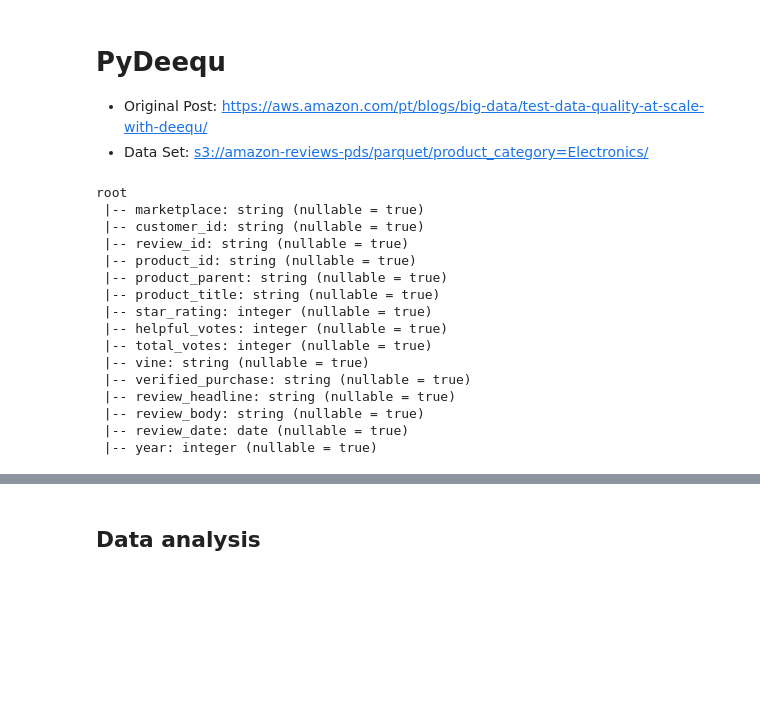
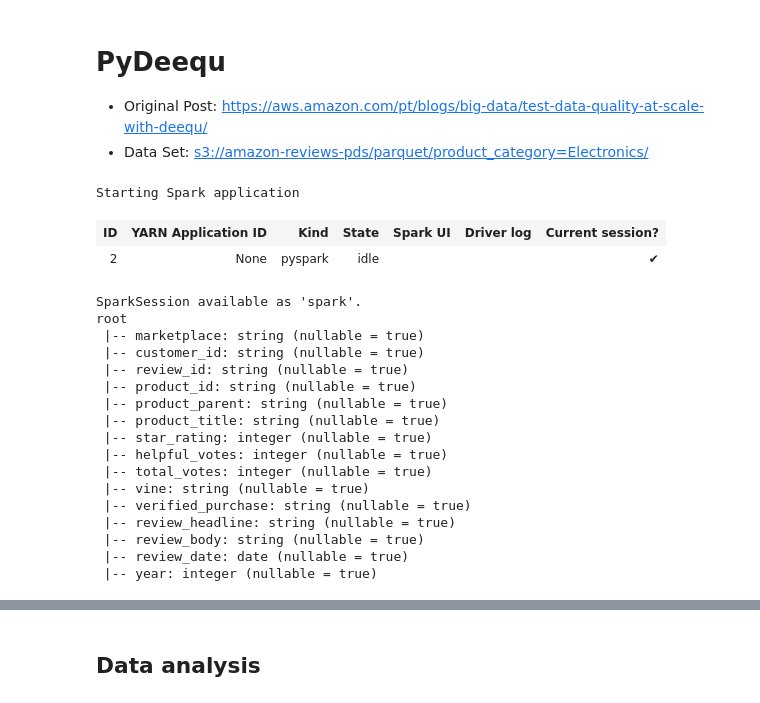
Before and after one commit to Didone/spark-glue, a Jupyter notebook: notebooks/pydeequ.ipynb, the cells around one changed output, grey strips where cells are left out. Cells and saved outputs as stored; diff of their text form; code cells hidden in the pictures; blank space fills up the shorter version.

```diff
--- a/notebooks/pydeequ.ipynb
+++ b/notebooks/pydeequ.ipynb
@@ -6,26 +6,31 @@
 # %%
 import pandas as pd
 import json
 
+pd.set_option('display.max_columns', None)
 df = spark.read.parquet("s3://amazon-reviews-pds/parquet/product_category=Electronics/")
 df.printSchema()
 # %% [output]
-root
- |-- marketplace: string (nullable = true)
- |-- customer_id: string (nullable = true)
- |-- review_id: string (nullable = true)
- |-- product_id: string (nullable = true)
- |-- product_parent: string (nullable = true)
- |-- product_title: string (nullable = true)
- |-- star_rating: integer (nullable = true)
- |-- helpful_votes: integer (nullable = true)
- |-- total_votes: integer (nullable = true)
- |-- vine: string (nullable = true)
- |-- verified_purchase: string (nullable = true)
- |-- review_headline: string (nullable = true)
- |-- review_body: string (nullable = true)
- |-- review_date: date (nullable = true)
- |-- year: integer (nullable = true)
+Starting Spark application
+| ID | YARN Application ID | Kind | State | Spark UI | Driver log | Current session? |
+| 2 | None | pyspark | idle |  |  | ✔ |
+SparkSession available as 'spark'.
+root
+ |-- marketplace: string (nullable = true)
+ |-- customer_id: string (nullable = true)
+ |-- review_id: string (nullable = true)
+ |-- product_id: string (nullable = true)
+ |-- product_parent: string (nullable = true)
+ |-- product_title: string (nullable = true)
+ |-- star_rating: integer (nullable = true)
+ |-- helpful_votes: integer (nullable = true)
+ |-- total_votes: integer (nullable = true)
+ |-- vine: string (nullable = true)
+ |-- verified_purchase: string (nullable = true)
+ |-- review_headline: string (nullable = true)
+ |-- review_body: string (nullable = true)
+ |-- review_date: date (nullable = true)
+ |-- year: integer (nullable = true)
 # %%
 df.limit(10).toPandas()
 # %% [output]
```
Also changed, not shown: parts of 7 cells of this notebook, 1 other file.
